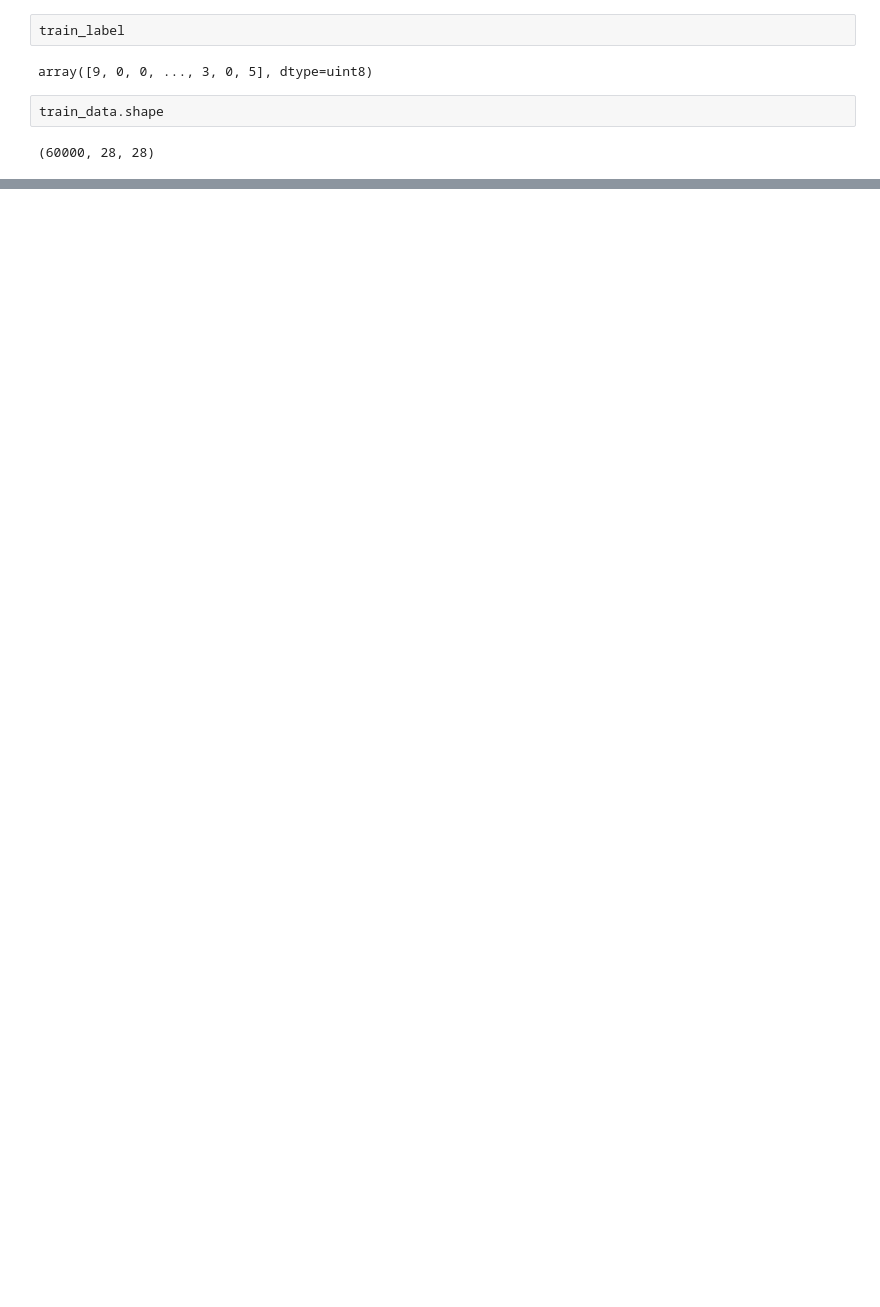
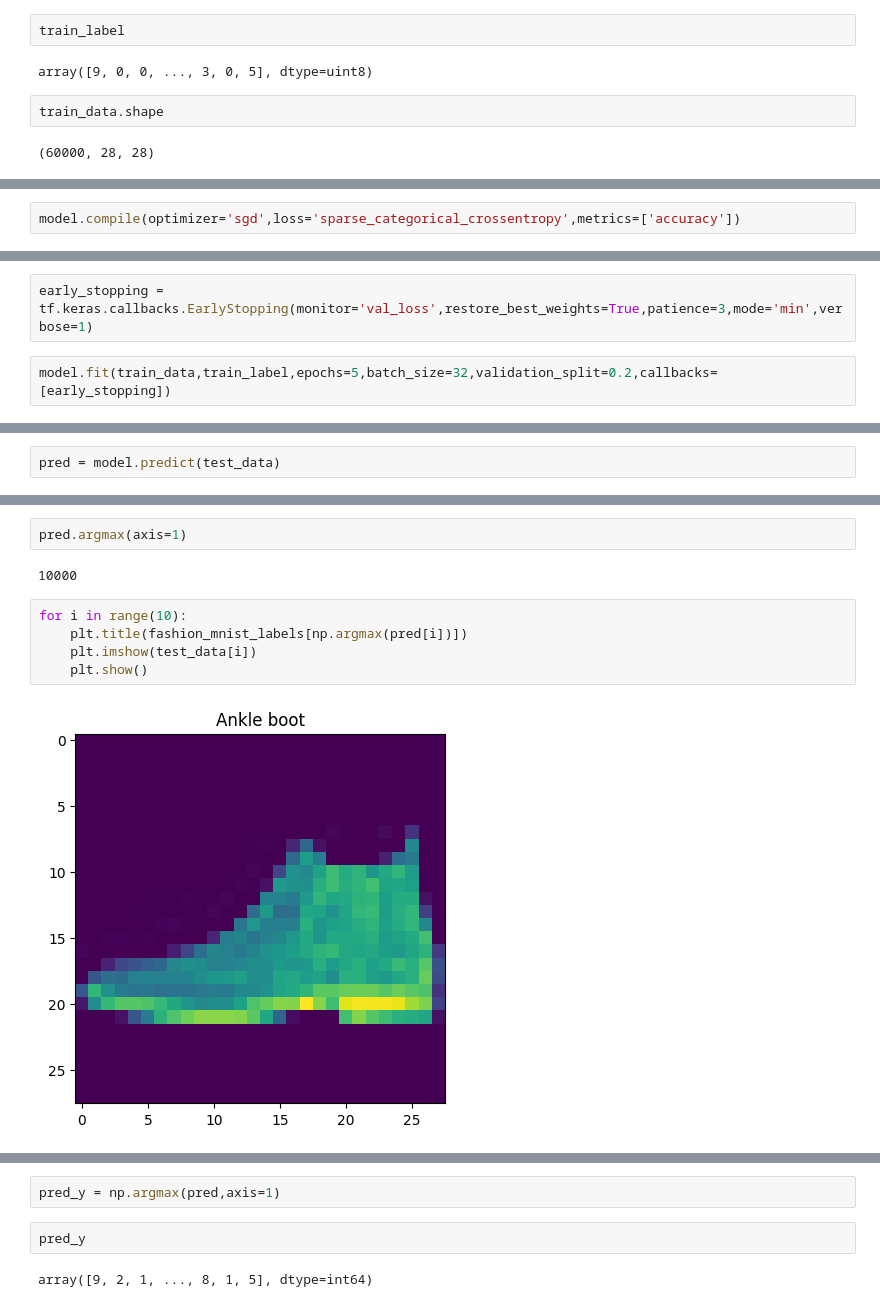
Before and after one commit to arjunravi26/deep_learning, a Jupyter notebook: CNN/image.ipynb, the cells around one changed output, grey strips where cells are left out. Saved outputs shown, nothing was run; the diff lists cells and outputs as text; blank space fills up the shorter version.

```diff
--- a/CNN/image.ipynb
+++ b/CNN/image.ipynb
@@ -41,0 +82,2 @@ model = tf.keras.Sequential([
+# %%
+model.compile(optimizer='sgd',loss='sparse_categorical_crossentropy',metrics=['accuracy'])
@@ -41,0 +86,4 @@ model = tf.keras.Sequential([
+# %%
+early_stopping = tf.keras.callbacks.EarlyStopping(monitor='val_loss',restore_best_weights=True,patience=3,mode='min',verbose=1)
+# %%
+model.fit(train_data,train_label,epochs=5,batch_size=32,validation_split=0.2,callbacks=[early_stopping])
@@ -41,0 +103,2 @@ model = tf.keras.Sequential([
+# %%
+pred = model.predict(test_data)
@@ -41,0 +107,11 @@ model = tf.keras.Sequential([
+# %%
+pred.argmax(axis=1)
+# %% [output]
+10000
+# %%
+for i in range(10):
+    plt.title(fashion_mnist_labels[np.argmax(pred[i])])
+    plt.imshow(test_data[i])
+    plt.show()
+# %% [output]
+[figure, added]
@@ -41,0 +127,6 @@ model = tf.keras.Sequential([
+# %%
+pred_y = np.argmax(pred,axis=1)
+# %%
+pred_y
+# %% [output]
+array([9, 2, 1, ..., 8, 1, 5], dtype=int64)
```
Also changed, not shown: parts of 14 cells of this notebook.
